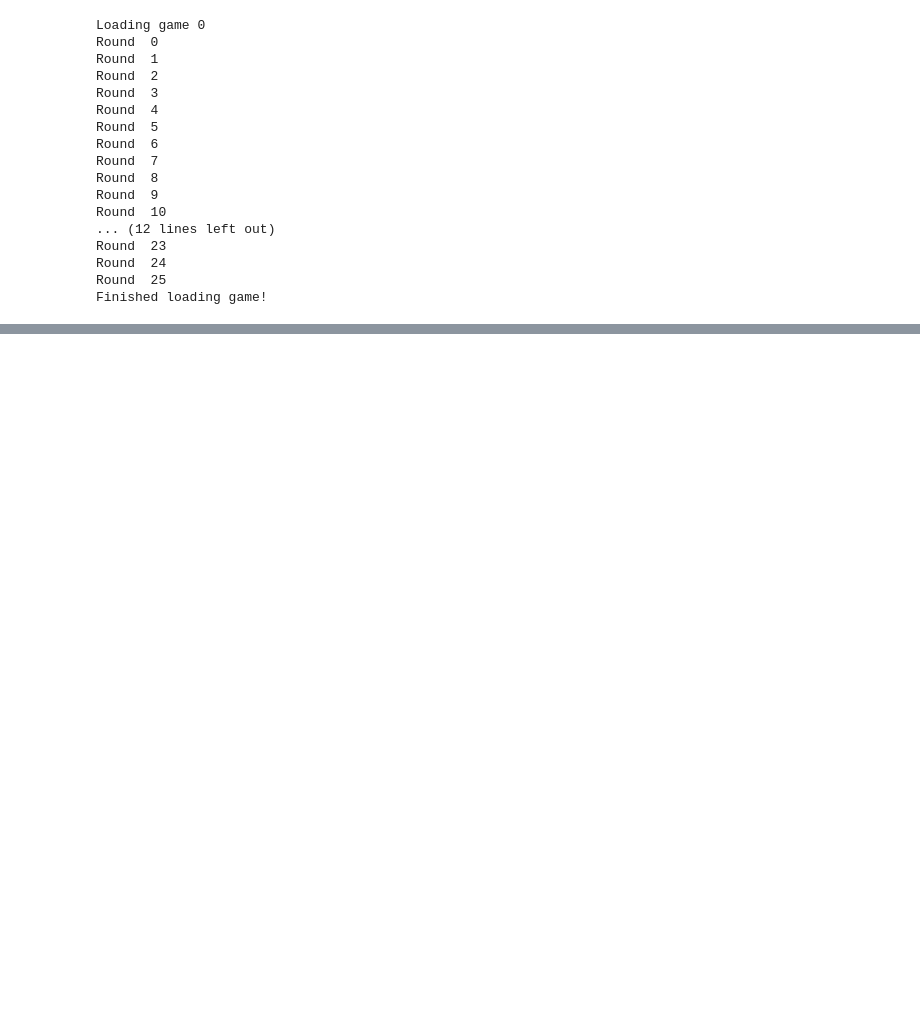
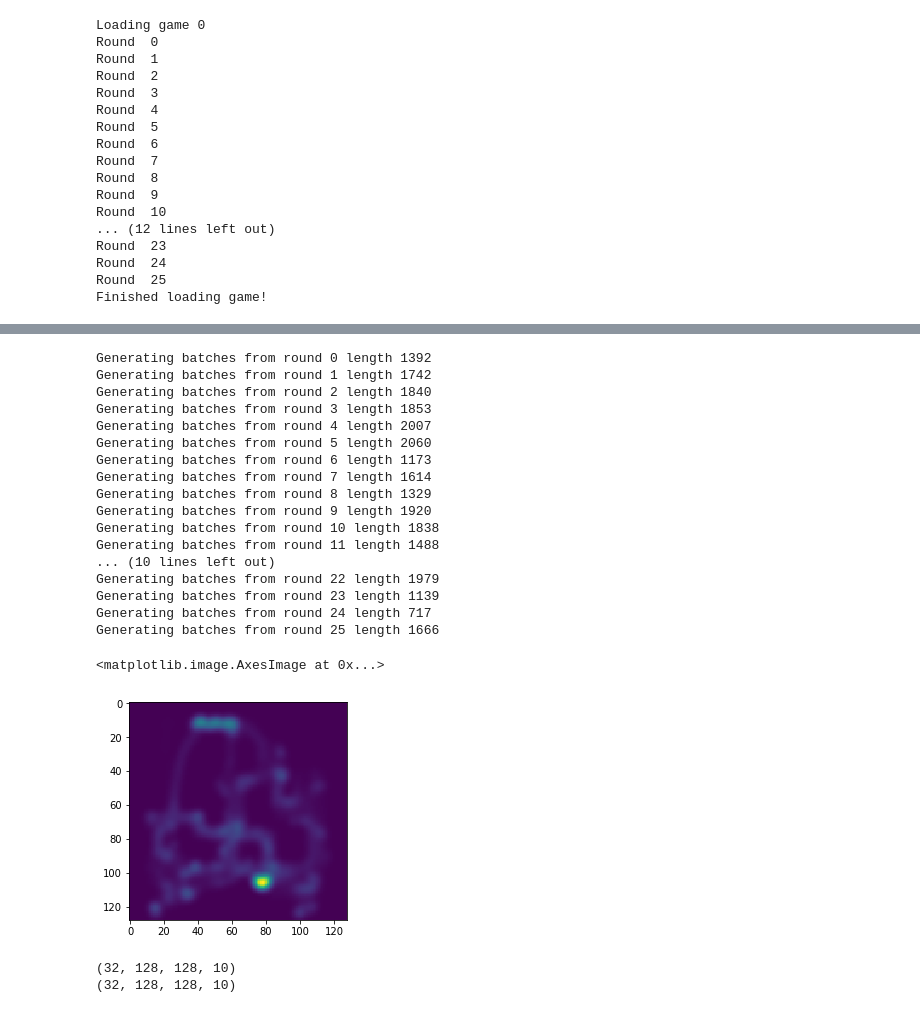
Before and after one commit to BarberAlec/CSGO_Map_Model, a Jupyter notebook: training.ipynb, the cells around one changed output, grey strips where cells are left out. Drawn from its saved outputs; the diff is of its cells as text; code cells hidden in the pictures; blank space fills up the shorter version.

Commit message:
Working training!

```diff
--- a/training.ipynb
+++ b/training.ipynb
@@ -108,3 +106,32 @@ plt.imshow(Y[0,0])
+# %%
+# Lil experiment, Sum all positions
+
+yave = np.zeros((128,128))
+
+for Y,_ in btchs:
+    yave += np.sum(Y, axis=(0,1)) / (batch_size * network_z)
+
+plt.imshow(yave)
+# %% [output]
+Generating batches from round 0 length 1392
+Generating batches from round 1 length 1742
+Generating batches from round 2 length 1840
+Generating batches from round 3 length 1853
+Generating batches from round 4 length 2007
+Generating batches from round 5 length 2060
+Generating batches from round 6 length 1173
+Generating batches from round 7 length 1614
+Generating batches from round 8 length 1329
+Generating batches from round 9 length 1920
+Generating batches from round 10 length 1838
+Generating batches from round 11 length 1488
+... (10 lines left out)
+Generating batches from round 22 length 1979
+Generating batches from round 23 length 1139
+Generating batches from round 24 length 717
+Generating batches from round 25 length 1666
+<matplotlib.image.AxesImage at 0x...>
+[figure, added]
 # %%
 
 # Get a batch of frames.
@@ -165,0 +201,13 @@ def put_heatmap(heatmap, center):
+# %%
+#print(Y.shape)
+#Y = next(batch)
+
+X = np.moveaxis(Y, 1, -1)
+print(X.shape)
+
+Yp = model.predict(X)
+print(Yp.shape)
+#model.train_on_batch(Y,Y)
+# %% [output]
+(32, 128, 128, 10)
+(32, 128, 128, 10)
```
Also changed, not shown: parts of 9 cells of this notebook, 4 other files.
